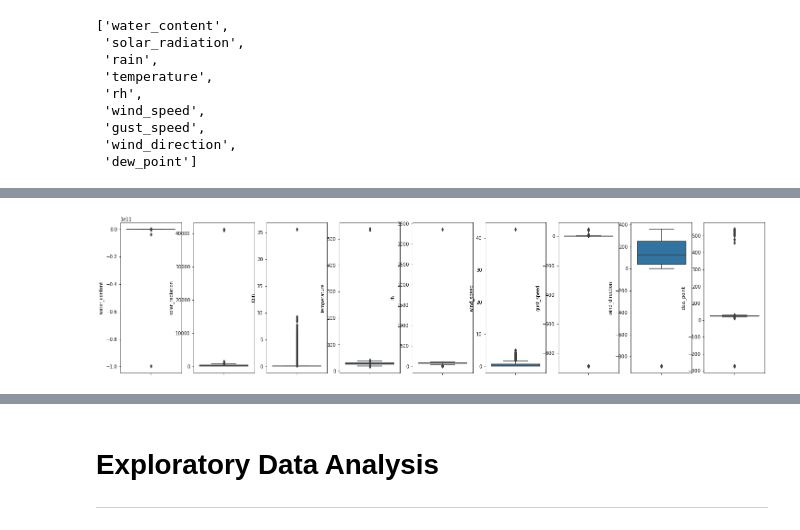
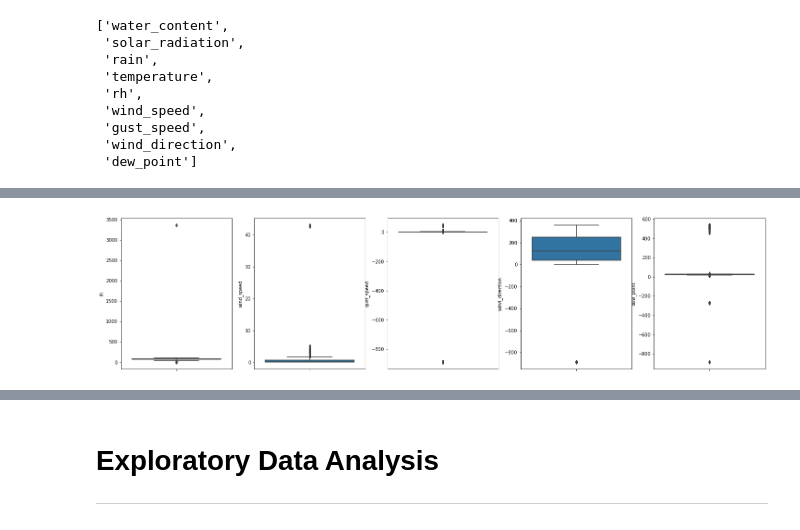
Before and after one commit to votanasrey/Cambodia_Weather_Forcasting_Prediction_With_Time_Series, a Jupyter notebook: modelings/phnompenh_datamodelling_votana.ipynb, the cells around one changed output, grey strips where cells are left out. Saved outputs shown, nothing was run; the diff lists cells and outputs as text; code cells hidden in the pictures.

Commit message:
applied statistical analysis and removed outlier from data points

```diff
--- a/modelings/phnompenh_datamodelling_votana.ipynb
+++ b/modelings/phnompenh_datamodelling_votana.ipynb
@@ -56,12 +56,13 @@ rcParams['figure.figsize'] = 10, 6
 # specifying the path to csv files
 # change ur directory here based on pwd
 
-path = "/Users/votanasrey/Documents/Term10/ProjectII/Cambodia_Weather_Forcasting_Prediction_With_Time_Series/datasets/intermediate_layer/phnom_penh"
+#path = "/Users/votanasrey/Documents/Term10/ProjectII/Cambodia_Weather_Forcasting_Prediction_With_Time_Series/datasets/intermediate_layer/phnom_penh"
+path = "../datasets/intermediate_layer/phnom_penh"
 
 # csv files in the path
 data = pd.read_csv(path + "/cleaned_dataset_phnom_penh.csv")
 data.drop("Unnamed: 0", axis=1, inplace=True)
-data.head(100)
+data.head()
 # %% [output]
 |  | date | time | water_content | solar_radiation | rain | temperature | rh | wind_speed | ... |
 | 0 | 20/11/01 | 00:00:00 | 0.3062 | 1 | 0.0 | 26.84 | 94.8 | 0.3 | ... |
@@ -175,6 +194,3 @@ numeric_features
  'gust_speed',
  'wind_direction',
  'dew_point']
-# %%
-#select only positive of numeric features in dataframe
-data = data[data['temperature'] > 0 ]
@@ -181,18 +210,14 @@ data = data[data['temperature'] > 0 ]
 # %%
 #check outlier of dataframe
-f, axes = plt.subplots(ncols=9, figsize=(25, 6))
+f, axes = plt.subplots(ncols=5, figsize=(25, 6))
 
-sns.boxplot(y=data['water_content'], ax=axes[0])
-sns.boxplot(y=data['solar_radiation'], ax=axes[1])
-sns.boxplot(y=data['rain'], ax=axes[2])
-sns.boxplot(y=data['temperature'], ax=axes[3])
-sns.boxplot(y=data['rh'], ax=axes[4])
-sns.boxplot(y=data['wind_speed'], ax=axes[5])
-sns.boxplot(y=data['gust_speed'], ax=axes[6])
-sns.boxplot(y=data['wind_direction'], ax=axes[7])
-sns.boxplot(y=data['dew_point'], ax=axes[8])
+sns.boxplot(y=data['rh'], ax=axes[0])
+sns.boxplot(y=data['wind_speed'], ax=axes[1])
+sns.boxplot(y=data['gust_speed'], ax=axes[2])
+sns.boxplot(y=data['wind_direction'], ax=axes[3])
+sns.boxplot(y=data['dew_point'], ax=axes[4])
 
 print()
 plt.show()
 # %% [output]
-[figure, old version]
+[figure, new version]
```
Also changed, not shown: parts of 25 cells of this notebook, 23 other files.
